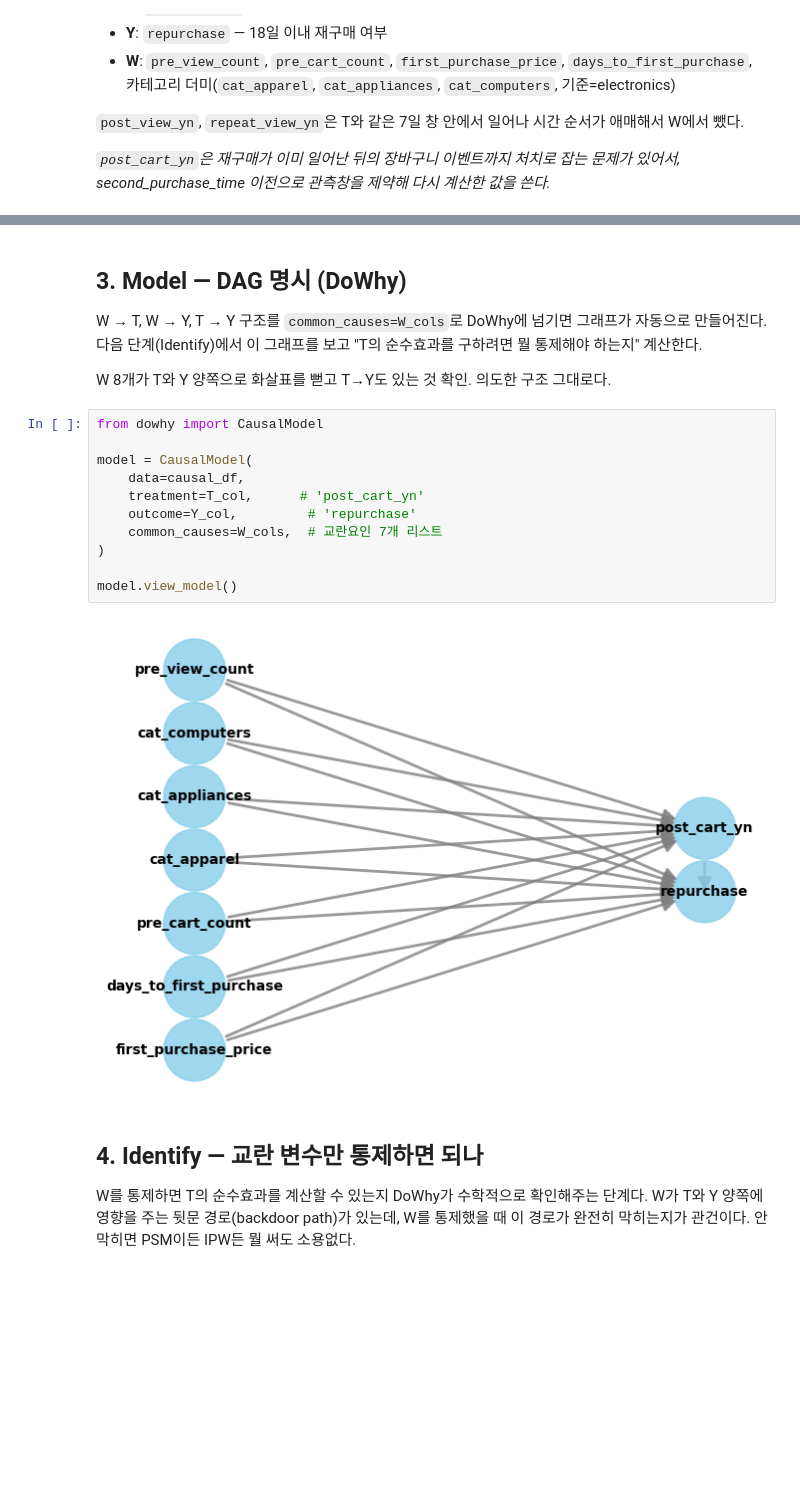
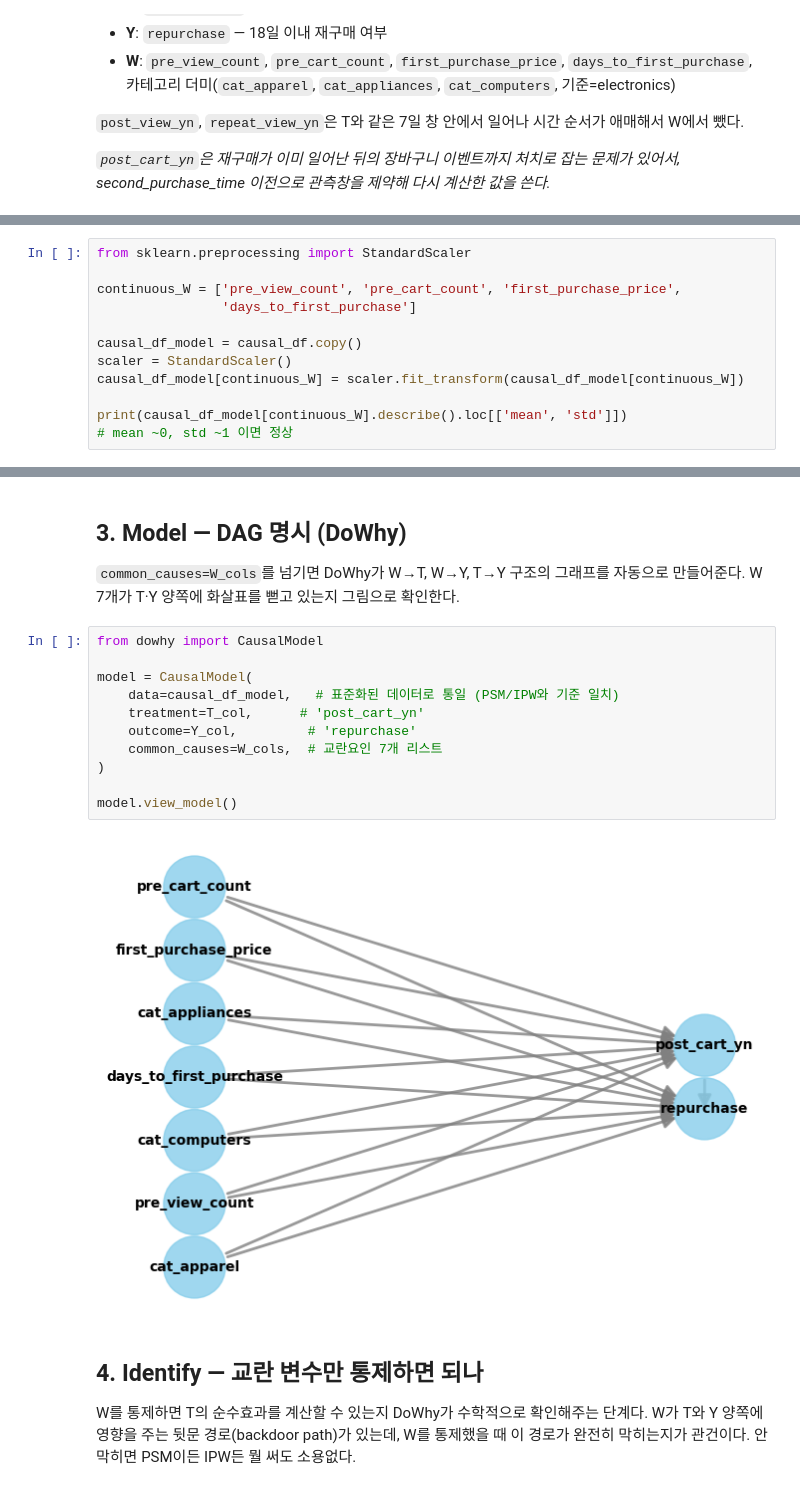
Before and after one commit to mincheol-code12/-, a Jupyter notebook: [ecommerce 분석 Part 3 - 인과추론].ipynb, the cells around one changed output, grey strips where cells are left out. Saved outputs shown, nothing was run; the diff lists cells and outputs as text; blank space fills up the shorter version.

```diff
--- a/[ecommerce 분석 Part 3 - 인과추론].ipynb
+++ b/[ecommerce 분석 Part 3 - 인과추론].ipynb
@@ -265,0 +296,12 @@ cat_computers: -0.037
+# %%
+from sklearn.preprocessing import StandardScaler
+
+continuous_W = ['pre_view_count', 'pre_cart_count', 'first_purchase_price',
+                'days_to_first_purchase']
+
+causal_df_model = causal_df.copy()
+scaler = StandardScaler()
+causal_df_model[continuous_W] = scaler.fit_transform(causal_df_model[continuous_W])
+
+print(causal_df_model[continuous_W].describe().loc[['mean', 'std']])
+# mean ~0, std ~1 이면 정상
@@ -266,24 +316,22 @@ cat_computers: -0.037
 # %% [markdown]
 ## 3. Model — DAG 명시 (DoWhy)
 
-W → T, W → Y, T → Y 구조를 `common_causes=W_cols`로 DoWhy에 넘기면
-그래프가 자동으로 만들어진다. 다음 단계(Identify)에서 이 그래프를 보고
-"T의 순수효과를 구하려면 뭘 통제해야 하는지" 계산한다.
-
-W 8개가 T와 Y 양쪽으로 화살표를 뻗고 T→Y도 있는 것 확인. 의도한 구조 그대로다.
+`common_causes=W_cols`를 넘기면 DoWhy가 W→T, W→Y, T→Y 구조의
+그래프를 자동으로 만들어준다. W 7개가 T·Y 양쪽에 화살표를 뻗고
+있는지 그림으로 확인한다.
 # %%
 from dowhy import CausalModel
 
 model = CausalModel(
-    data=causal_df,
+    data=causal_df_model,   # 표준화된 데이터로 통일 (PSM/IPW와 기준 일치)
     treatment=T_col,      # 'post_cart_yn'
     outcome=Y_col,         # 'repurchase'
     common_causes=W_cols,  # 교란요인 7개 리스트
 )
 
 model.view_model()
 # %% [output]
-[figure, old version]
+[figure, new version]
 # %% [markdown]
 ## 4. Identify — 교란 변수만 통제하면 되나
 
```
Also changed, not shown: parts of 25 cells of this notebook, 1 other file.
